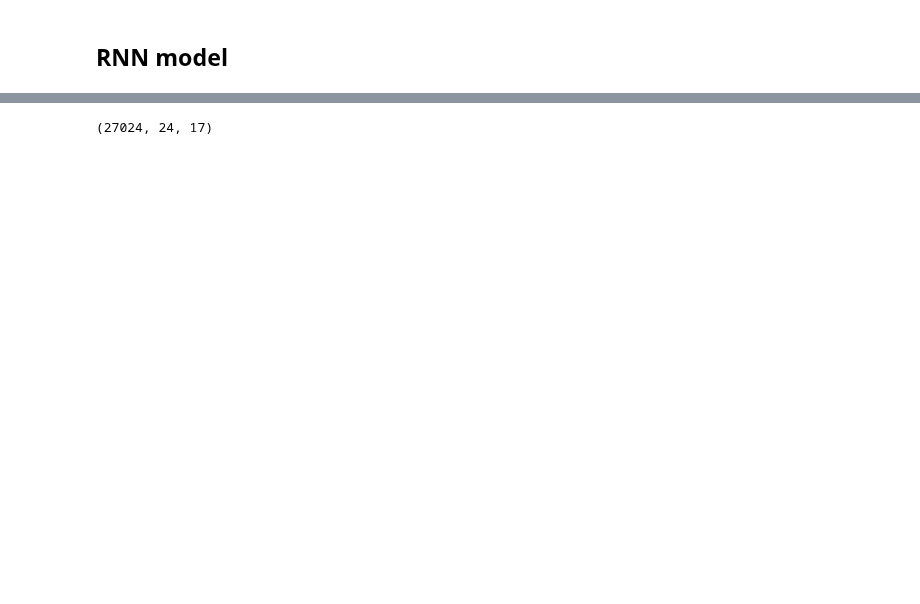
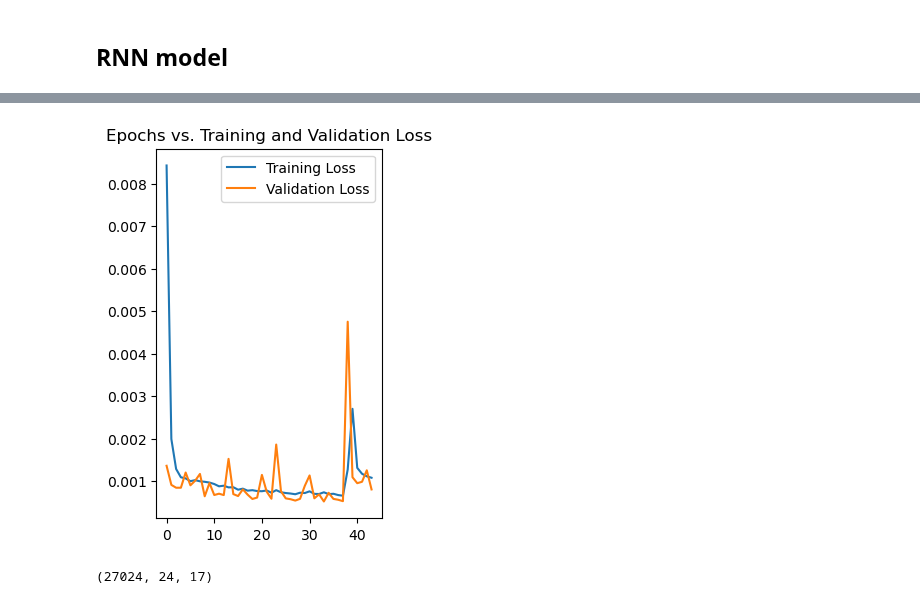
Before and after one commit to maxwebcloud/ep_forecasting, a Jupyter notebook: rnn_model.ipynb, the cells around one changed output, grey strips where cells are left out. Saved outputs shown, nothing was run; the diff lists cells and outputs as text; code cells hidden in the pictures; blank space fills up the shorter version.

```diff
--- a/rnn_model.ipynb
+++ b/rnn_model.ipynb
@@ -40,20 +41,20 @@ def plot_model_rmse_and_loss(history):
 
     # Evaluate train and validation accuracies and losses
 
-    train_rmse = history.history['root_mean_squared_error']
-    val_rmse = history.history['val_root_mean_squared_error']
+    #train_rmse = history.history['root_mean_squared_error']
+    #val_rmse = history.history['val_root_mean_squared_error']
 
     train_loss = history.history['loss']
     val_loss = history.history['val_loss']
 
     # Visualize epochs vs. train and validation accuracies and losses
 
-    plt.figure(figsize=(20, 10))
-    plt.subplot(1, 2, 1)
-    plt.plot(train_rmse, label='Training RMSE')
-    plt.plot(val_rmse, label='Validation RMSE')
-    plt.legend()
-    plt.title('Epochs vs. Training and Validation RMSE')
+    #plt.figure(figsize=(20, 10))
+    #plt.subplot(1, 2, 1)
+    #plt.plot(train_rmse, label='Training RMSE')
+    #plt.plot(val_rmse, label='Validation RMSE')
+    #plt.legend()
+    #plt.title('Epochs vs. Training and Validation RMSE')
 
     plt.subplot(1, 2, 2)
     plt.plot(train_loss, label='Training Loss')
@@ -65,14 +66,15 @@ def plot_model_rmse_and_loss(history):
 # %%
 rnn_model = tf.keras.Sequential([
     tf.keras.layers.SimpleRNN(32, input_shape=(None, X_train.shape[2])),
+    Dropout(0.1)
     tf.keras.layers.Dense(1)
 ])
 
-model_checkpoint = tf.keras.callbacks.ModelCheckpoint(rnn=1.h5, monitor=('val_loss'), save_best_only=True)
-optimizer = tf.keras.optimizers.Adam(lr=6e-3, amsgrad=True)
 lr_schedule = tf.keras.callbacks.LearningRateScheduler(lambda epoch: 1e-4 * 10**(epoch / 10))
 early_stopping = tf.keras.callbacks.EarlyStopping(patience=10)
+model_checkpoint = tf.keras.callbacks.ModelCheckpoint("rnn_1.h5", monitor= "val_loss", save_best_only=True)
+optimizer = tf.keras.optimizers.Adam(learning_rate=6e-3, amsgrad=True)
 
 rnn_model.compile(optimizer=optimizer, loss='mse')
-history = rnn_model.fit(X_train, y_train, epochs=3, validation_data = (X_val, y_val), batch_size=32, verbose=1, callbacks = [early_stopping, model_checkpoint])
+history = rnn_model.fit(X_train, y_train, epochs=50, validation_data = (X_val, y_val), batch_size=32, verbose=1, callbacks = [early_stopping, model_checkpoint])
 # %% [output]
@@ -93,3 +106,7 @@ RMSE: 0.0284
+# %%
+plot_model_rmse_and_loss(history)
+# %% [output]
+[figure, added]
 # %%
 print(X_train.shape)
 # %% [output]
```
Also changed, not shown: parts of 3 cells of this notebook.
